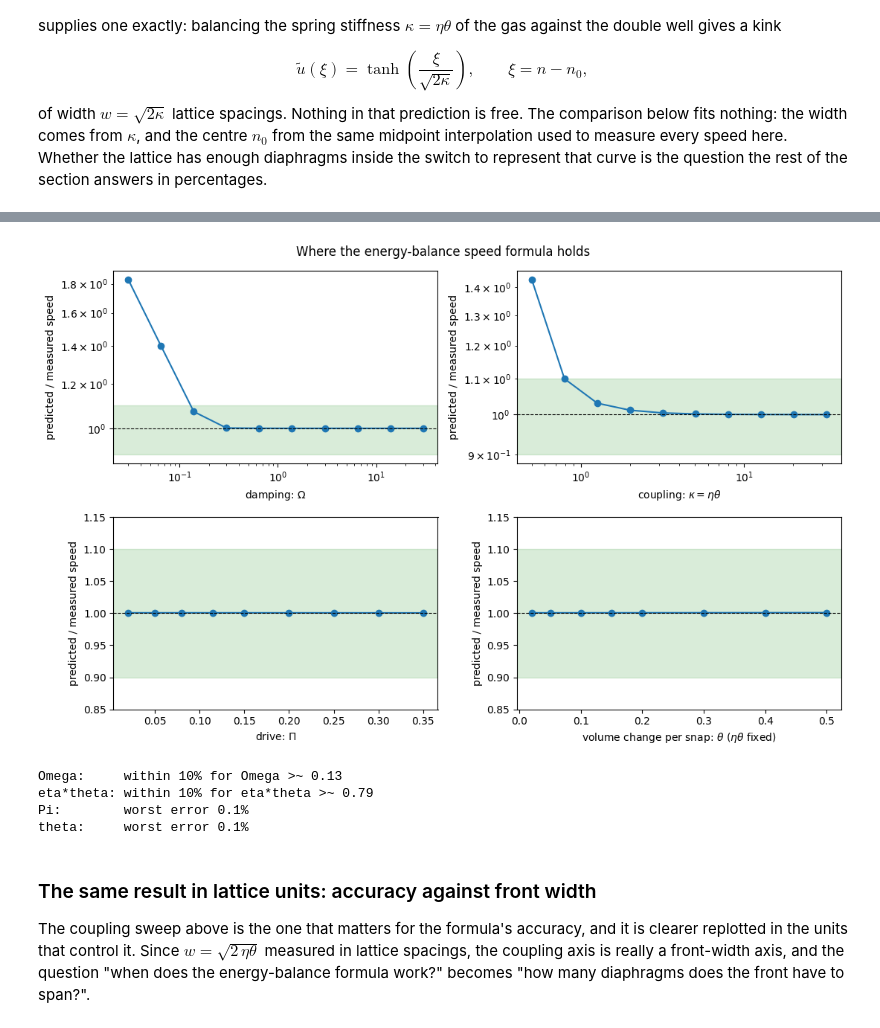
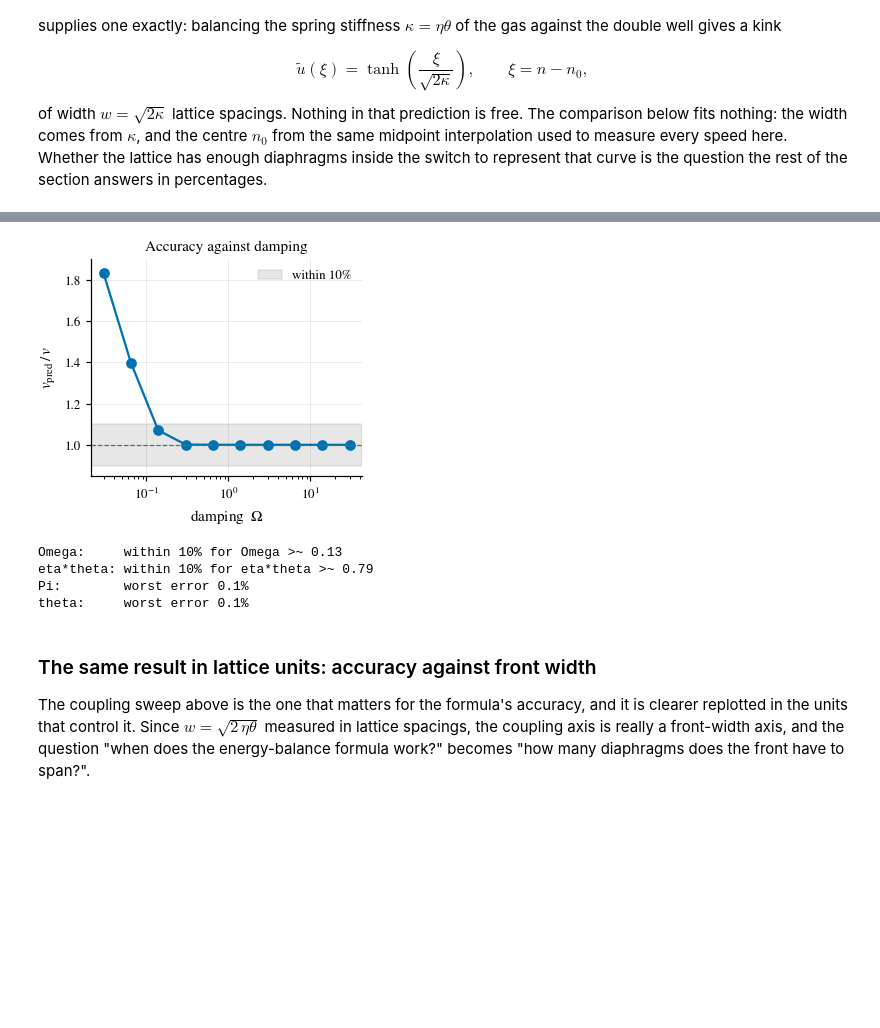
Before and after one commit to Stephang217/1D_Diaghphragms_Fluid_Model, a Jupyter notebook: dimensionless_model.ipynb, the cells around one changed output, grey strips where cells are left out. Saved outputs shown, nothing was run; the diff lists cells and outputs as text; code cells hidden in the pictures; blank space fills up the shorter version.

```diff
--- a/dimensionless_model.ipynb
+++ b/dimensionless_model.ipynb
@@ -604,51 +825,50 @@ if not FORCE_RERUN and os.path.exists(CSV_VAL):
 else:
     # Omega: original sizing, see the note above
     r_Om = [measure(eta, theta, Pi, Om, T=(100.0 if Om < 1 else min(40.0*Om, 1200.0)), N=300)
             for Om in Om_vals]
     r_et = [measure(et/theta, theta, Pi, Omega) for et in et_vals]
     r_Pi = [measure(eta, theta, p, Omega) for p in Pi_vals]
     r_th = [measure(8/t, t, Pi, Omega) for t in th_vals]
     _v = pd.DataFrame([dict(sweep=s, x=x, ratio=r)
                        for s, xs, rs in [('Omega', Om_vals, r_Om), ('kappa', et_vals, r_et),
                                          ('Pi', Pi_vals, r_Pi), ('theta', th_vals, r_th)]
                        for x, r in zip(xs, rs)])
     _v.to_csv(CSV_VAL, index=False);  print(f"Saved -> {CSV_VAL}")
     r_Om, r_et, r_Pi, r_th = map(np.asarray, (r_Om, r_et, r_Pi, r_th))
 
-fig, axes = plt.subplots(2, 2, figsize=(11, 7))
-panels = [(axes[0,0], Om_vals, r_Om, r'damping: $\Omega$',        'log', 'log'),
-          (axes[0,1], et_vals, r_et, r'coupling: $\kappa = \eta \theta$',   'log', 'log'),
-          (axes[1,0], Pi_vals, r_Pi, r'drive: $\Pi$',             'linear', 'linear'),
-          (axes[1,1], th_vals, r_th, r'volume change per snap: $\theta$ ($\eta \theta$ fixed)', 'linear', 'linear')]
-for ax, x, r, lab, xs, ys in panels:
-    ax.axhspan(0.9, 1.1, color='green', alpha=0.15, label='within 10%')
-    ax.plot(x, r, 'o-')
-    ax.axhline(1.0, color='k', lw=0.8, ls='--')
-    ax.set_xscale(xs); ax.set_yscale(ys)
-    ax.set_xlabel(lab); ax.set_ylabel('predicted / measured speed')
-    if ys == 'linear': ax.set_ylim(0.85, 1.15)
-plt.suptitle('Where the energy-balance speed formula holds')
-plt.tight_layout()
-
-plt.savefig('figures/accuracy_of_formula.png', dpi=120, bbox_inches='tight')
-
+# Only the damping sweep is plotted. The coupling sweep is the same data as the
+# front-width figure below, replotted in w = sqrt(2*kappa) rather than kappa, so
+# showing both would be showing one result twice. The drive and theta sweeps are
+# flat to 0.1% across their whole ranges; that is a number, not a picture, and it
+# is quoted in the text instead.
+fig, ax = plt.subplots(figsize=half(2.7))
+ax.axhspan(0.9, 1.1, color=C.band, alpha=0.15, label='within 10%')
+ax.plot(Om_vals, r_Om, 'o-', color=C.data, lw=1.5, ms=6)
+ax.axhline(1.0, color=C.ref, lw=0.8, ls='--')
+ax.set_xscale('log')          # three decades of Omega; y stays linear so the
+ax.set_ylim(0.85, 1.9)        # decay onto 1 is not compressed by the log
+ax.set_xlabel(r'damping  $\Omega$')
+ax.set_ylabel(r'$v_{\rm pred}\,/\,v$')
+ax.set_title('Accuracy against damping')
+ax.grid(True, alpha=0.3); ax.legend()
+save(fig, 'accuracy_of_formula')
 plt.show()
 
 def threshold(x, r):
     x, r = np.asarray(x, float), np.asarray(r, float)
     for i in range(len(x) - 1):
         a, b = abs(r[i]-1) - 0.1, abs(r[i+1]-1) - 0.1
         if a > 0 >= b:
             f = a / (a - b)
             return float(np.exp(np.log(x[i]) + f*(np.log(x[i+1]) - np.log(x[i]))))
     return np.nan
 
 print(f"Omega:     within 10% for Omega >~ {threshold(Om_vals, r_Om):.2f}")
 print(f"eta*theta: within 10% for eta*theta >~ {threshold(et_vals, r_et):.2f}")
 print(f"Pi:        worst error {100*np.nanmax(np.abs(np.asarray(r_Pi)-1)):.1f}%")
 print(f"theta:     worst error {100*np.nanmax(np.abs(np.asarray(r_th)-1)):.1f}%")
 # %% [output]
-[figure, old version]
+[figure, new version]
 Omega:     within 10% for Omega >~ 0.13
 eta*theta: within 10% for eta*theta >~ 0.79
 Pi:        worst error 0.1%
```
Also changed, not shown: parts of 19 cells of this notebook, 33 other files.
